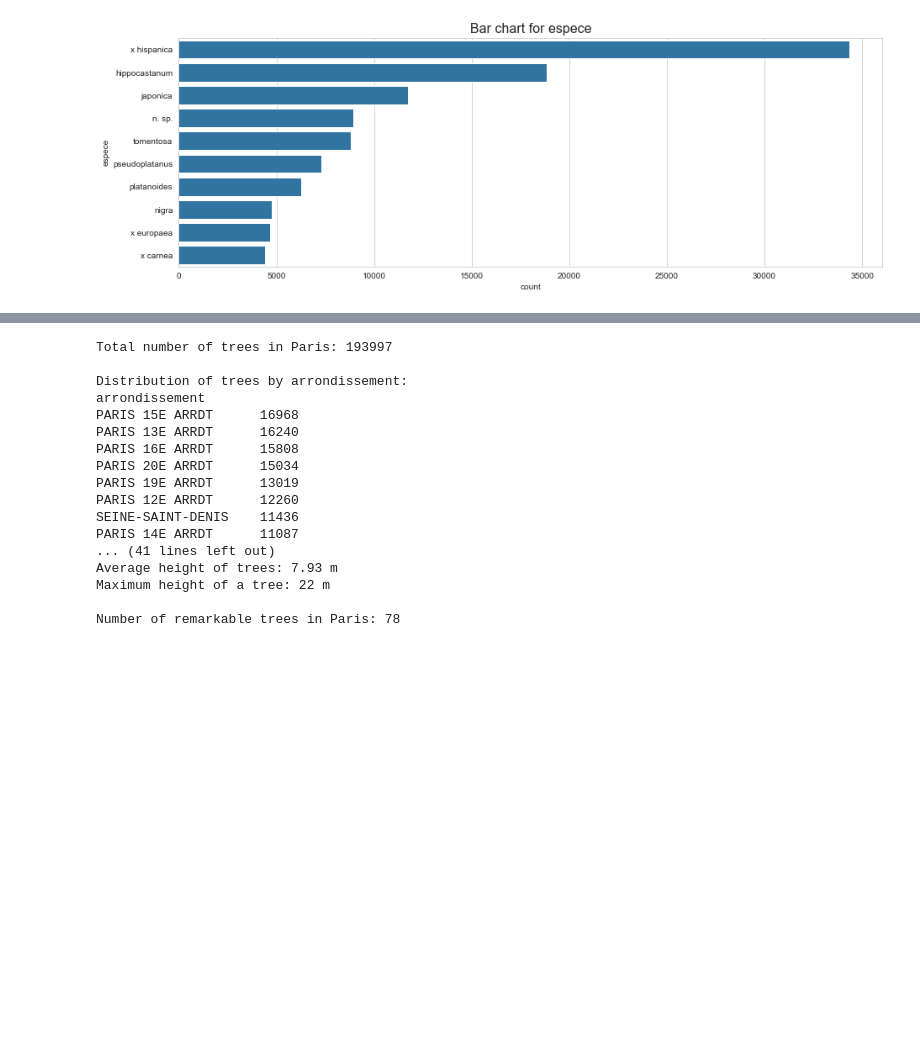
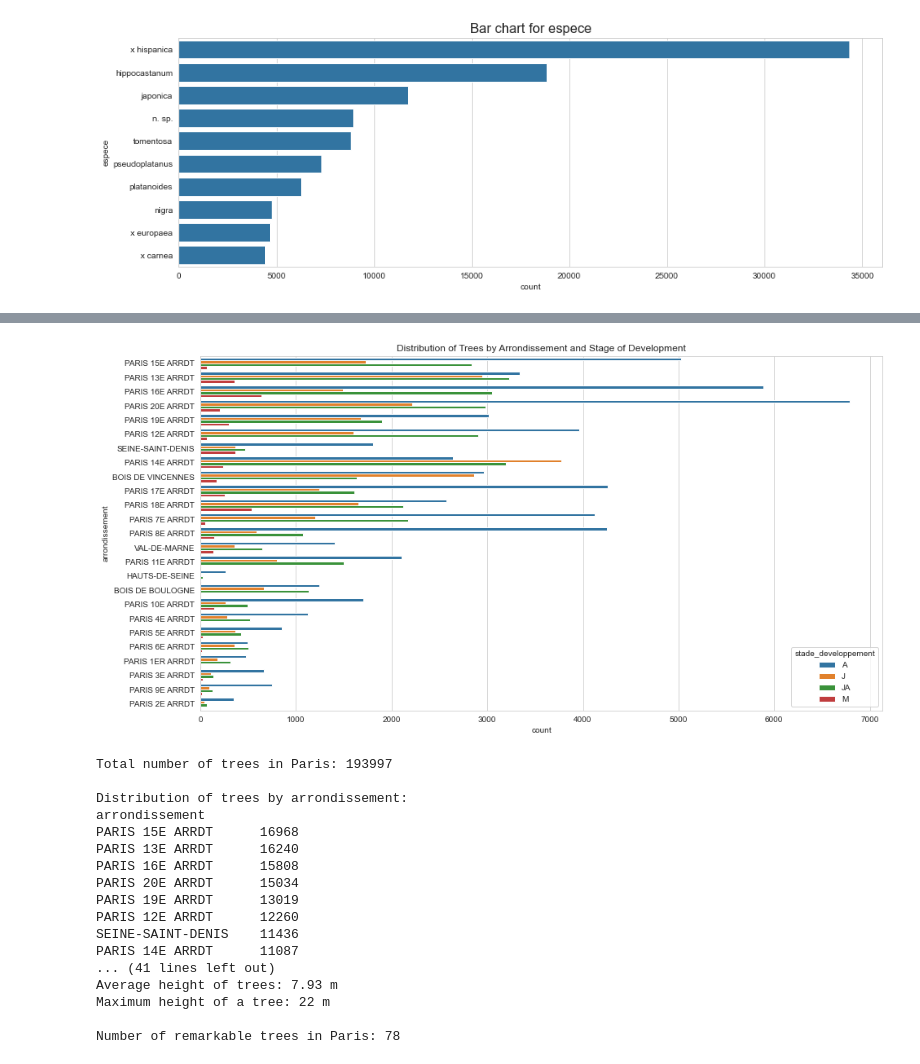
Before and after one commit to preudh/OC_IA_P2_concours_smart_city, a Jupyter notebook: notebooks/smartcity.ipynb, the cells around one changed output, grey strips where cells are left out. Drawn from its saved outputs; the diff is of its cells as text; code cells hidden in the pictures; blank space fills up the shorter version.

Commit message:
Distribution of trees arrondi stage dev

```diff
--- a/notebooks/smartcity.ipynb
+++ b/notebooks/smartcity.ipynb
@@ -828,3 +830,10 @@ for var in Var_high_cardinality: # Loop through each qualitative variable
+# %%
+plt.figure(figsize=(15, 8)) # Set the size of the figure
+sns.countplot(y='arrondissement', hue='stade_developpement', data=df_cleaned, order=df_cleaned['arrondissement'].value_counts().index) # Create a countplot for the distribution of trees by district and stage of development
+plt.title('Distribution of Trees by Arrondissement and Stage of Development') # Set the title of the figure
+plt.show() # Display the figure so that it is visible in the notebook
+# %% [output]
+[figure, added]
 # %%
 # Load the cleaned tree data from the CSV file
 data_updated = pd.read_csv('../data/P2-arbres-fr_cleaned.csv')
```
Also changed, not shown: parts of 1 cell of this notebook.
